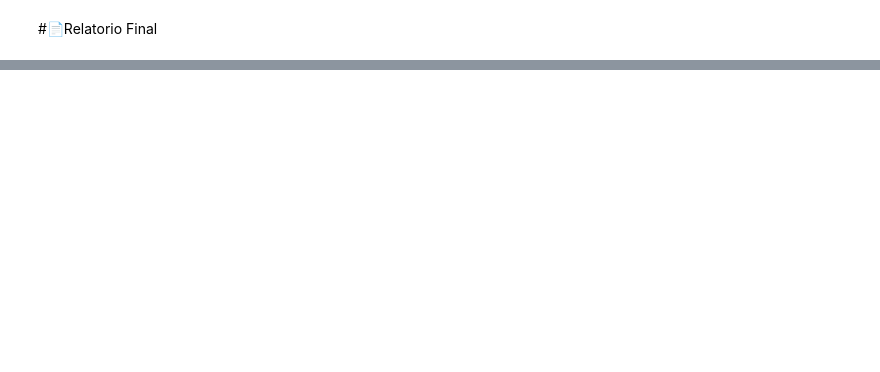
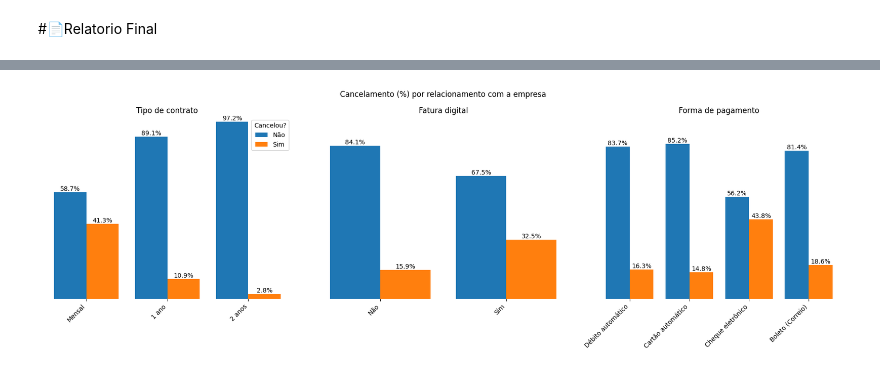
Before and after one commit to ElaiEmylleMatos/challenge-telecom-x, a Jupyter notebook: TelecomX_BR.ipynb, the cells around one changed output, grey strips where cells are left out. Cells and saved outputs as stored; diff of their text form; code cells hidden in the pictures; blank space fills up the shorter version.

```diff
--- a/TelecomX_BR.ipynb
+++ b/TelecomX_BR.ipynb
@@ -624,0 +646,10 @@ plt.show()
+# %%
+# Imports (execute esta célula antes das demais)
+import pandas as pd
+import numpy as np
+import matplotlib.pyplot as plt
+
+from itertools import product
+
+# Configuração opcional de layout
+plt.rcParams["figure.autolayout"] = True
@@ -624,0 +715,62 @@ plt.show()
+# %%
+
+# --- Cancela (%) por relacionamento: Contract, PaperlessBilling, PaymentMethod ---
+vars_rel = ['Contract', 'PaperlessBilling', 'PaymentMethod']
+titles_rel = ['Tipo de contrato', 'Fatura digital', 'Forma de pagamento']
+
+label_maps_rel = {
+    'Contract': {
+        'Month-to-month': 'Mensal',
+        'One year': '1 ano',
+        'Two year': '2 anos'
+    },
+    'PaperlessBilling': {'Yes': 'Sim', 'No': 'Não'},
+    'PaymentMethod': {
+        'Mailed check': 'Boleto (Correio)',
+        'Electronic check': 'Cheque eletrônico',
+        'Credit card (automatic)': 'Cartão automático',
+        'Bank transfer (automatic)': 'Débito automático'
+    }
+}
+
+fig, axs = plt.subplots(1, 3, figsize=(18, 6))
+fig.suptitle('Cancelamento (%) por relacionamento com a empresa')
+
+for ax, var, title in zip(axs.flatten(), vars_rel, titles_rel):
+    ct = (
+        df.groupby(var)['Churn']
+          .value_counts(normalize=True)
+          .rename('proportion')
+          .reset_index()
+    )
+    ct[var] = ct[var].map(label_maps_rel[var])
+
+    categories = list(ct[var].drop_duplicates())
+    churn_vals = ['No', 'Yes']
+    x = np.arange(len(categories))
+    width = 0.4
+
+    for i, ch in enumerate(churn_vals):
+        vals = []
+        for c in categories:
+            v = ct[(ct[var] == c) & (ct['Churn'] == ch)]['proportion']
+            vals.append(float(v.values[0]) if len(v) else 0.0)
+        ax.bar(x + (i-0.5)*width, vals, width, label=ch)
+
+    ax.set_title(title)
+    ax.set_xticks(x)
+    ax.set_xticklabels(categories, rotation=45, ha='right')
+    ax.set_ylim(0, 1)
+    ax.yaxis.set_visible(False)
+    for spine in ax.spines.values():
+        spine.set_visible(False)
+    for container in ax.containers:
+        ax.bar_label(container, fmt="{:.1%}")
+
+handles, labels = axs[0].get_legend_handles_labels()
+axs[0].legend(handles, ['Não', 'Sim'], title='Cancelou?', loc='upper right')
+
+
+plt.show()
+# %% [output]
+[figure, added]
```
Also changed, not shown: parts of 19 cells of this notebook.
